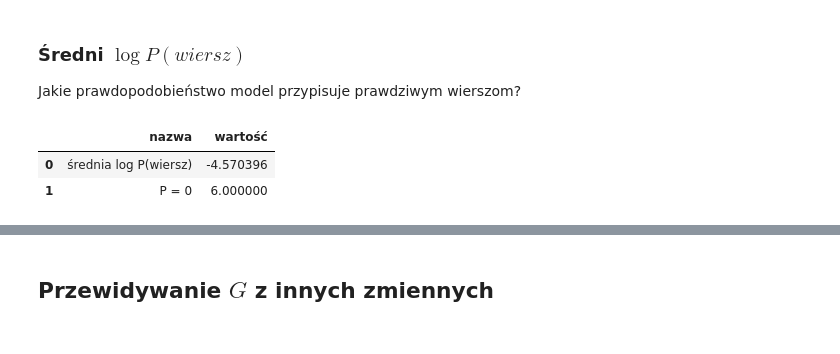
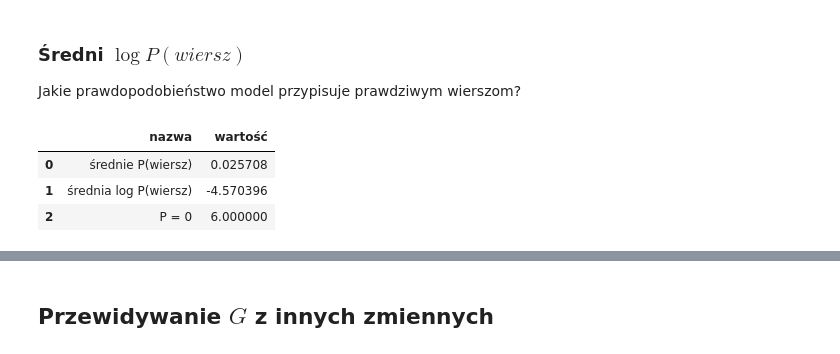
Before and after one commit to xXKeNdAmAmAsTeRXx/IFM_konwoledge_enginnering, a Jupyter notebook: src/ifm_konwoledge_enginnering/Bayesian_networks/notebooks/01_ExpertGraph_Queries.ipynb, the cells around one changed output, grey strips where cells are left out. Drawn from its saved outputs; the diff is of its cells as text; code cells hidden in the pictures.

```diff
--- a/src/ifm_konwoledge_enginnering/Bayesian_networks/notebooks/01_ExpertGraph_Queries.ipynb
+++ b/src/ifm_konwoledge_enginnering/Bayesian_networks/notebooks/01_ExpertGraph_Queries.ipynb
@@ -289,15 +289,16 @@ Query(query_type=<QueryType.MAP: 2>, variables=['D', 'L'], evidence={'I': 'Dumb'
 ### Średni $\log P(wiersz)$
 Jakie prawdopodobieństwo model przypisuje prawdziwym wierszom?
 # %%
-display(
-    pd.DataFrame(
-        {
-            "nazwa": ["średnia log P(wiersz)", "P = 0"],
+scores = pd.DataFrame(
+            {
+            "nazwa": ["średnie P(wiersz)", "średnia log P(wiersz)", "P = 0"],
             "wartość": [*network_obj.score(test_data=test)],
-        }
-    )
-)
+            }
+        )
+
+display(scores)
 # %% [output]
 |  | nazwa | wartość |
-| 0 | średnia log P(wiersz) | -4.570396 |
-| 1 | P = 0 | 6.000000 |
+| 0 | średnie P(wiersz) | 0.025708 |
+| 1 | średnia log P(wiersz) | -4.570396 |
+| 2 | P = 0 | 6.000000 |
```
Also changed, not shown: parts of 2 cells of this notebook, 1 other file.
